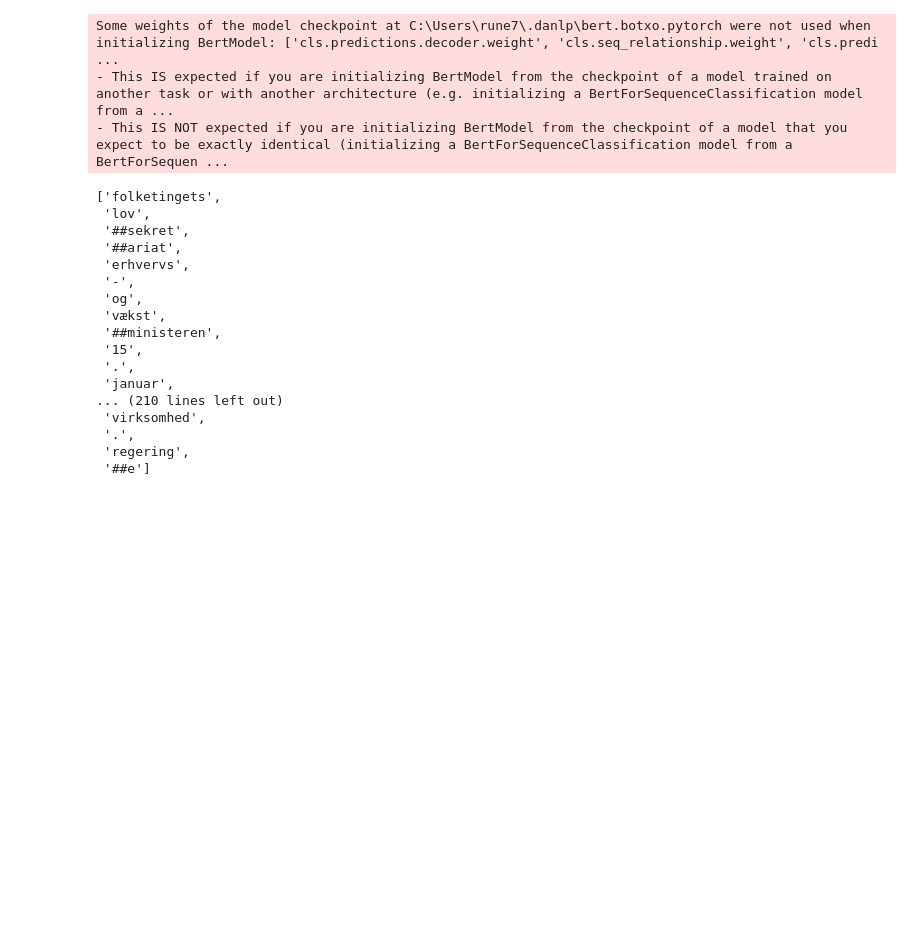
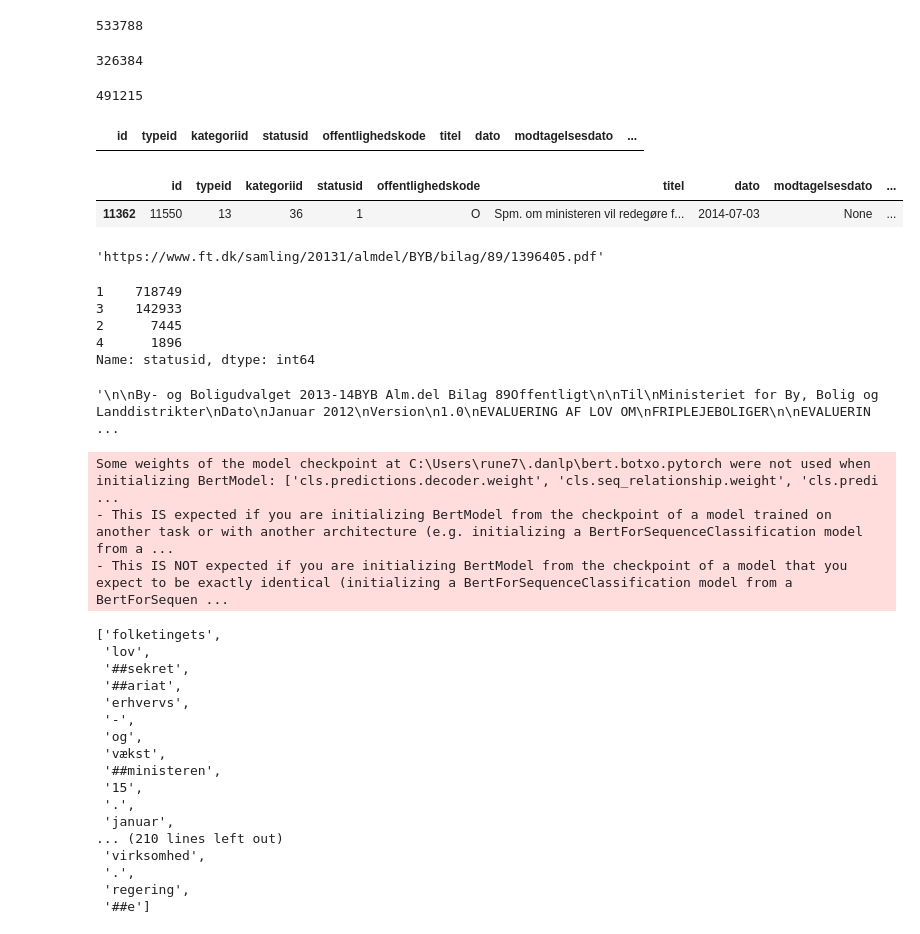
Before and after one commit to Rune-Nedergaard/knowledge-graph, a Jupyter notebook: notebooks/embedding_experiments.ipynb, the cells around one changed output. Drawn from its saved outputs; the diff is of its cells as text; code cells hidden in the pictures; blank space fills up the shorter version.

```diff
--- a/notebooks/embedding_experiments.ipynb
+++ b/notebooks/embedding_experiments.ipynb
@@ -7,0 +49,10 @@ Fil = pd.read_pickle('../data/raw/Fil.pkl')
+# %%
+Filtered_dok = Dokument[~Dokument['kategoriid'].isin(unwanted_categories)]
+len(Filtered_dok)
+# %% [output]
+533788
+# %%
+Filtered_fil = Fil[Fil['dokumentid'].isin(Filtered_dok['id'])]
+len(Filtered_fil)
+# %% [output]
+326384
@@ -8 +63,26 @@ Fil = pd.read_pickle('../data/raw/Fil.pkl')
+# %%
+len(Fil)
+# %% [output]
+491215
+# %%
+Filtered_dok[Filtered_dok['id'] == 11550]
+# %% [output]
+|  | id | typeid | kategoriid | statusid | offentlighedskode | titel | dato | modtagelsesdato | ... |
+# %%
+Dokumennt[Dokumennt['id']==11550]
+# %% [output]
+|  | id | typeid | kategoriid | statusid | offentlighedskode | titel | dato | modtagelsesdato | ... |
+| 11362 | 11550 | 13 | 36 | 1 | O | Spm. om ministeren vil redegøre f... | 2014-07-03 | None | ... |
+# %%
+Filtered_fil['filurl'][0]
+# %% [output]
+'https://www.ft.dk/samling/20131/almdel/BYB/bilag/89/1396405.pdf'
+# %%
+Dokumennt['statusid'].value_counts()
+# %% [output]
+1    718749
+3    142933
+2      7445
+4      1896
+Name: statusid, dtype: int64
 # %%
@@ -10,4 +90,8 @@ with open('../data/processed/65.txt', 'r', encoding='utf-8') as f:
     text = f.read()
+# %%
+text
+# %% [output]
+'\n\nBy- og Boligudvalget 2013-14BYB Alm.del Bilag 89Offentligt\n\nTil\nMinisteriet for By, Bolig og Landdistrikter\nDato\nJanuar 2012\nVersion\n1.0\nEVALUERING AF LOV OM\nFRIPLEJEBOLIGER\n\nEVALUERIN ...
 # %%
 len(text)
 beginning = text[0:1000]
```
Also changed, not shown: parts of 13 cells of this notebook, 2 other files.
